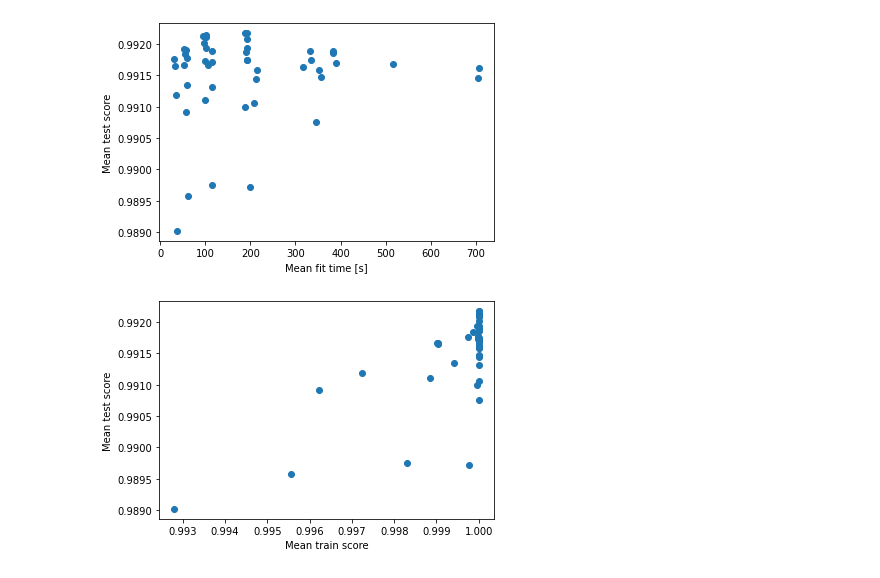
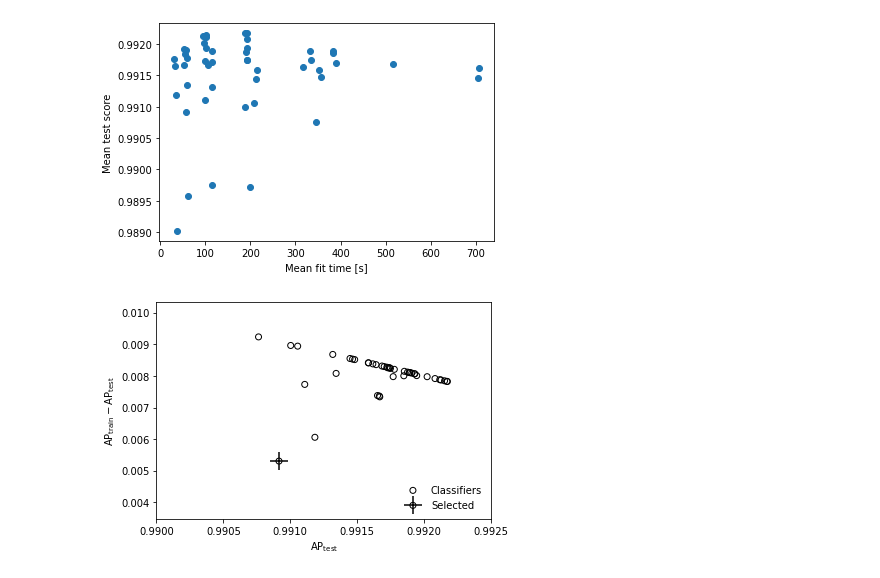
Before and after one commit to alatios/lb2jpsil_classifier-studies, a Jupyter notebook: 20_HBDT/23_hyperparameter_optimization.ipynb, the cells around one changed output. Cells and saved outputs as stored; diff of their text form; code cells hidden in the pictures.

```diff
--- a/20_HBDT/23_hyperparameter_optimization.ipynb
+++ b/20_HBDT/23_hyperparameter_optimization.ipynb
@@ -6,3 +7,13 @@ from typing import List
+# %%
+repo_dir = str(pathlib.Path.home()) + '/classifier-studies/'
+
+plot_directory = (
+    repo_dir + 'plots/'
+    + 'HBDT/'
+    + 'hyperparameter_optimization/'
+)
+
+pathlib.Path(plot_directory).mkdir(parents=True, exist_ok=True)
 # %%
 ## Two options:
 ## 'balance': same number of training events for signal and bkg
@@ -139,9 +150,15 @@ plt.show()
 [figure]
 [figure]
 # %%
-plt.scatter(df_cvres['mean_train_score'], df_cvres['mean_test_score'])
-plt.xlabel("Mean train score")
-plt.ylabel("Mean test score")
+shamshel = df_cvres.iloc[4]
+
+circles = plt.scatter(df_cvres['mean_test_score'], df_cvres['diff_score'], marker='o', color='k', facecolors='none')
+crosses = plt.scatter(shamshel['mean_test_score'], shamshel['diff_score'], marker='+', color='k', s=300)
+plt.xlim(0.99, 0.9925)
+plt.xlabel(r"$\mathrm{AP}_\mathrm{test}$")
+plt.ylabel(r"$\mathrm{AP}_\mathrm{train} - \mathrm{AP}_\mathrm{test}$")
+plt.legend([circles, (circles, crosses)], ["Classifiers", "Selected"], frameon=False, loc='lower right')
+plt.savefig(plot_directory + 'meantest_vs_diffscore' + '.pdf', bbox_inches='tight')
 plt.show()
 # %% [output]
-[figure, old version]
+[figure, new version]
```
Also changed, not shown: parts of 3 cells of this notebook, 1 other file.
